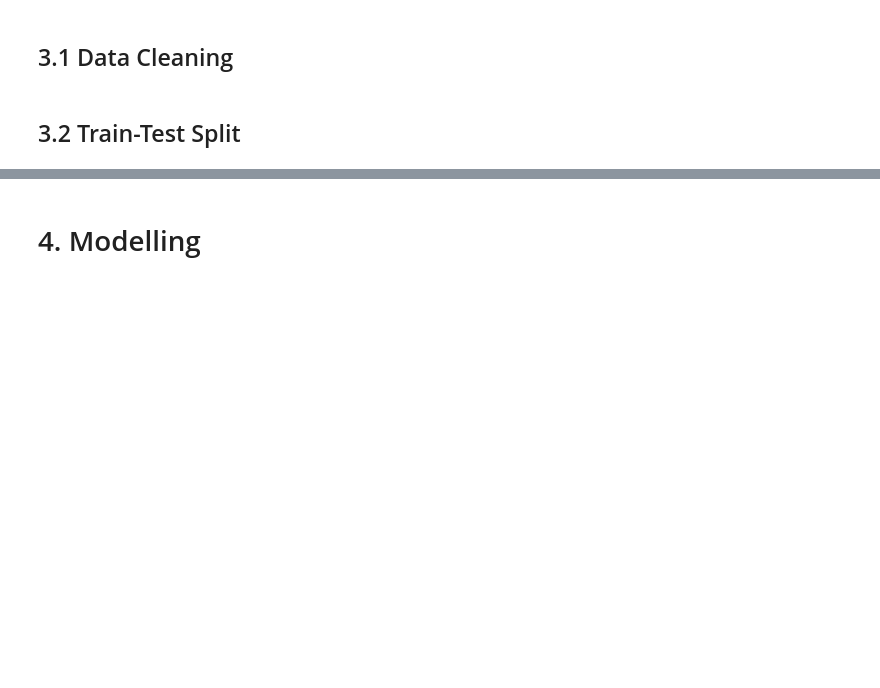
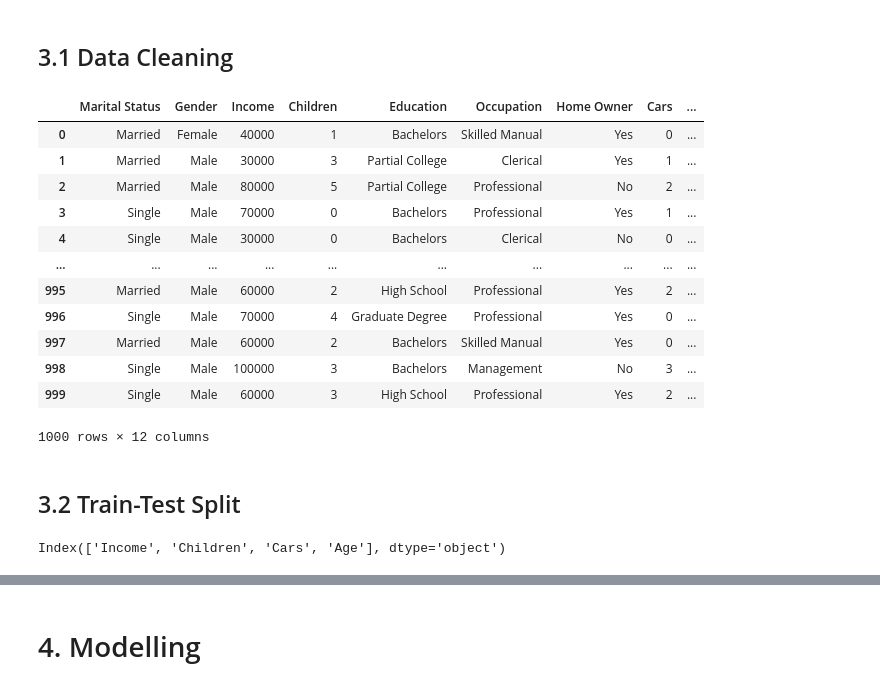
Before and after one commit to JeffSWZ/MLDP-2401685I-Jeff, a Jupyter notebook: MLDP Program Codes Submission Template.ipynb, the cells around one changed output, grey strips where cells are left out. Drawn from its saved outputs; the diff is of its cells as text; code cells hidden in the pictures; blank space fills up the shorter version.

Commit message:
Iteration 3: Completed Data Preparation

```diff
--- a/MLDP Program Codes Submission Template.ipynb
+++ b/MLDP Program Codes Submission Template.ipynb
@@ -532,7 +532,36 @@ plt.show()
 ## 3.1 Data Cleaning
 # %%
 ## Clean data
+
+# Work on a copy to preserve original data
+
+df_model = df.copy()
+
+
+# Drop ID column, as it is non-informative
+df_model = df_model.drop(columns=["ID"], errors="ignore")
+
+# Display cleaned dataframe to verify
+df_model
+# %% [output]
+|  | Marital Status | Gender | Income | Children | Education | Occupation | Home Owner | Cars | ... |
+| 0 | Married | Female | 40000 | 1 | Bachelors | Skilled Manual | Yes | 0 | ... |
+| 1 | Married | Male | 30000 | 3 | Partial College | Clerical | Yes | 1 | ... |
+| 2 | Married | Male | 80000 | 5 | Partial College | Professional | No | 2 | ... |
+| 3 | Single | Male | 70000 | 0 | Bachelors | Professional | Yes | 1 | ... |
+| 4 | Single | Male | 30000 | 0 | Bachelors | Clerical | No | 0 | ... |
+| ... | ... | ... | ... | ... | ... | ... | ... | ... | ... |
+| 995 | Married | Male | 60000 | 2 | High School | Professional | Yes | 2 | ... |
+| 996 | Single | Male | 70000 | 4 | Graduate Degree | Professional | Yes | 0 | ... |
+| 997 | Married | Male | 60000 | 2 | Bachelors | Skilled Manual | Yes | 0 | ... |
+| 998 | Single | Male | 100000 | 3 | Bachelors | Management | No | 3 | ... |
+| 999 | Single | Male | 60000 | 3 | High School | Professional | Yes | 2 | ... |
+1000 rows × 12 columns
 # %% [markdown]
 ## 3.2 Train-Test Split
 # %%
-## Split data into train set and test set
+## Identify numeric columns
+col_numeric = df_model.select_dtypes(include=['int64', 'float64']).columns
+col_numeric
+# %% [output]
+Index(['Income', 'Children', 'Cars', 'Age'], dtype='object')
```
Also changed, not shown: parts of 5 cells of this notebook.
